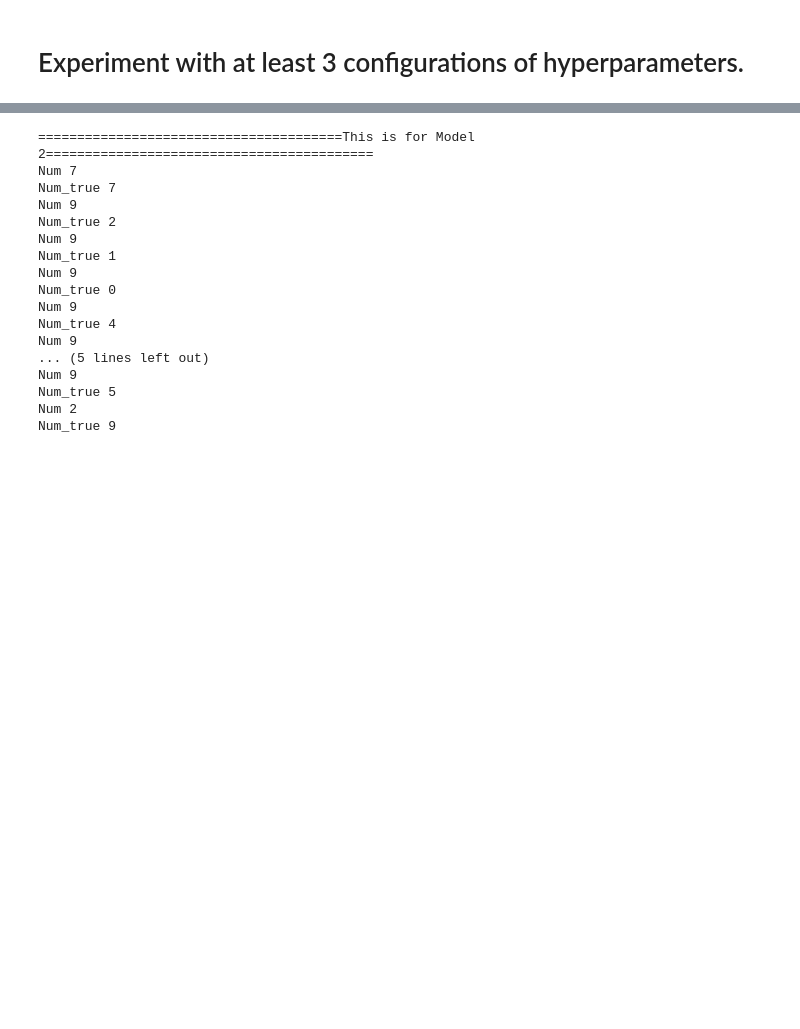
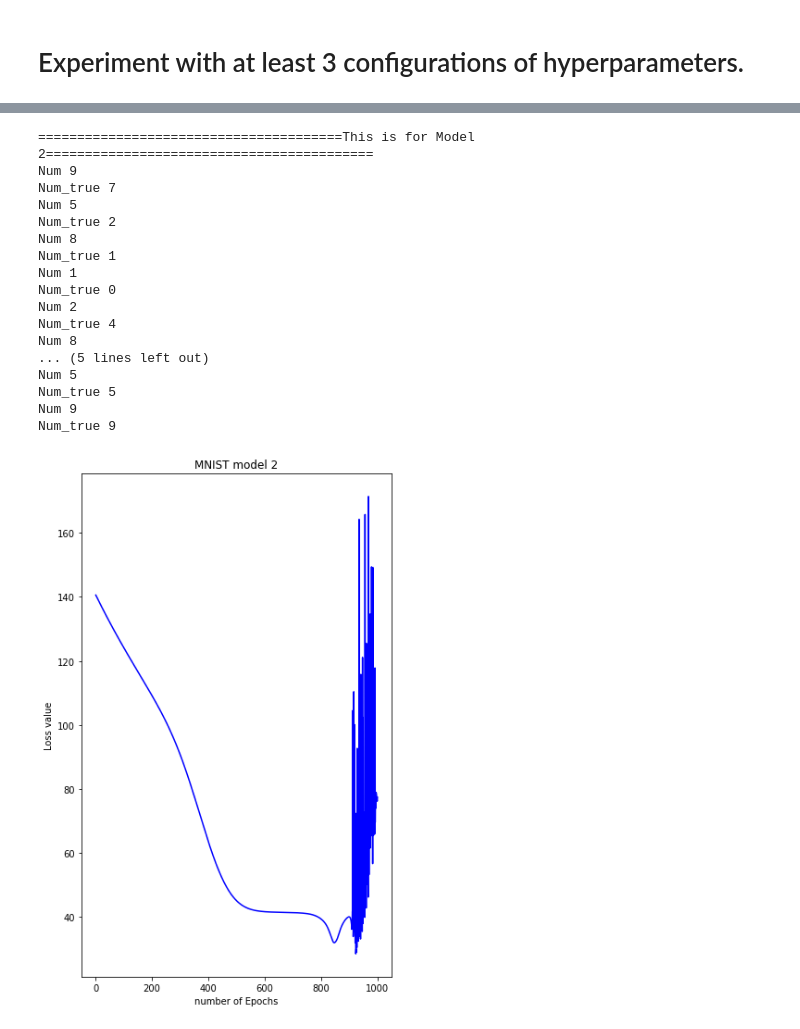
Before and after one commit to nssn96/ML_Neural-networks, a Jupyter notebook: ML_nn_new.ipynb, the cells around one changed output, grey strips where cells are left out. Cells and saved outputs as stored; diff of their text form; code cells hidden in the pictures; blank space fills up the shorter version.

```diff
--- a/ML_nn_new.ipynb
+++ b/ML_nn_new.ipynb
@@ -397,39 +416,40 @@ Num_true 9
 # %%
 #Model 2--> configuration
 mnist_nn_2 = [(28*28),100,100,50,50,10]
 mnist_net_2 = Sequential()
-param = mnist_net_2.train(x_train[0:1000], y_train[0:1000].T,mnist_nn_2, 1000, 0.9)
+param = mnist_net_2.train(x_train[0:1000], y_train[0:1000].T,mnist_nn_2, 1000, 0.9,'MNIST model 2')
 
 print("=======================================This is for Model 2==========================================")
 samples = 10
 for test, true in zip(x_test[:samples], y_test[:samples]):
     image = np.reshape(test, (28, 28))
     #plt.imshow(image, cmap='binary')
     #plt.show()
     pred = mnist_net_2.predict(test,param)
     #print(pred)
     num = np.argmax(pred)
     num_true = np.argmax(true)
     print('Num',str(num)[0])
     print('Num_true',num_true)
 # %% [output]
 =======================================This is for Model 2==========================================
-Num 7
+Num 9
 Num_true 7
+Num 5
+Num_true 2
+Num 8
+Num_true 1
+Num 1
+Num_true 0
+Num 2
+Num_true 4
+Num 8
+... (5 lines left out)
+Num 5
+Num_true 5
 Num 9
-Num_true 2
-Num 9
-Num_true 1
-Num 9
-Num_true 0
-Num 9
-Num_true 4
-Num 9
-... (5 lines left out)
-Num 9
-Num_true 5
-Num 2
 Num_true 9
+[figure, added]
 # %%
 #Model 3--> configuration
 mnist_nn_3 = [(28*28),100,100,50,50,10]
```
Also changed, not shown: parts of 8 cells of this notebook.
